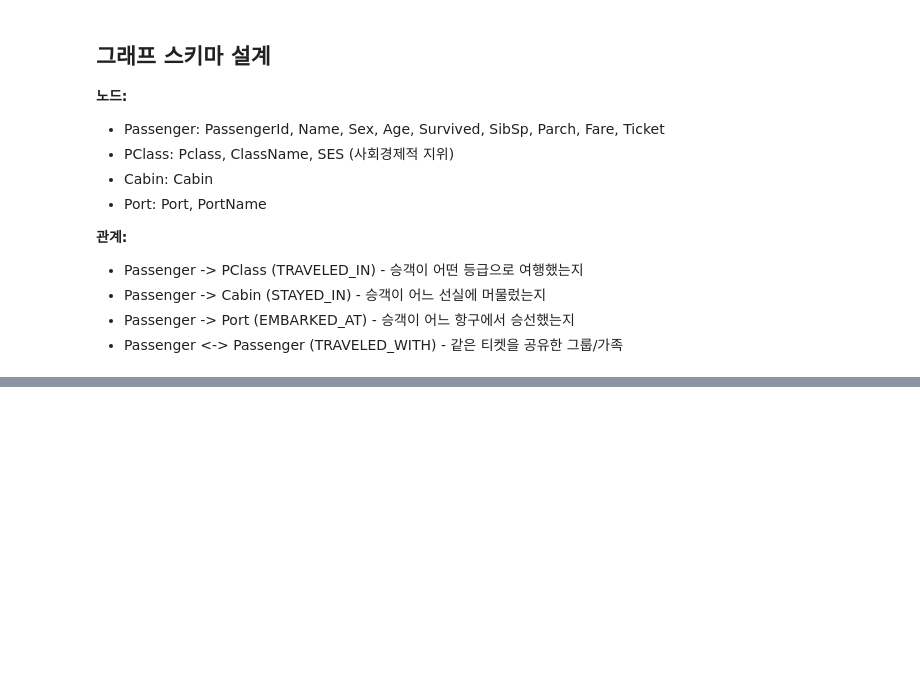
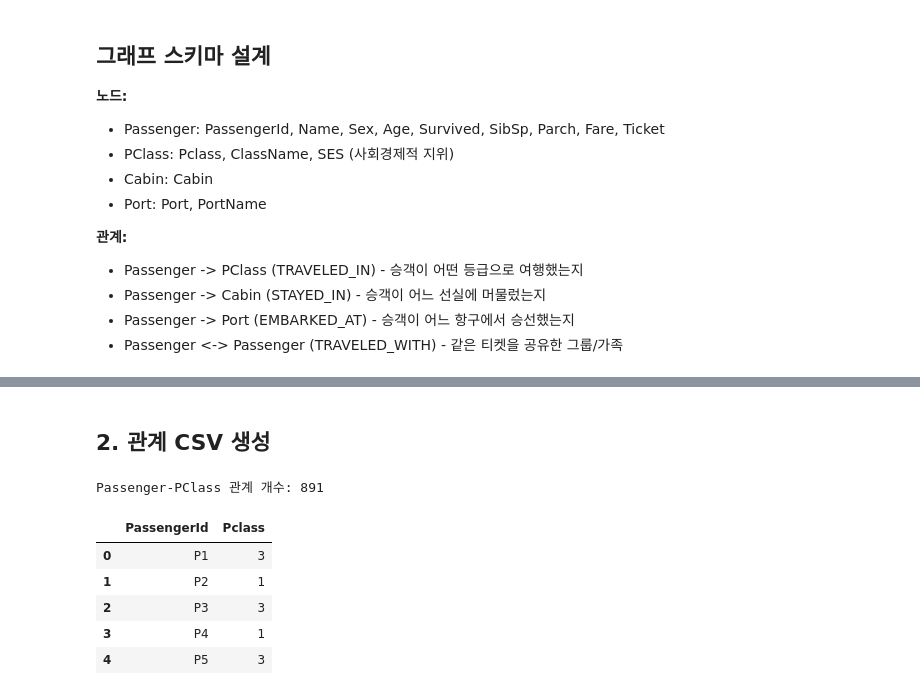
Before and after one commit to TD-Kim/graphRAG_learning, a Jupyter notebook: part2/csv2kg/titanic.ipynb, the cells around one changed output, grey strips where cells are left out. Saved outputs shown, nothing was run; the diff lists cells and outputs as text; code cells hidden in the pictures; blank space fills up the shorter version.

```diff
--- a/part2/csv2kg/titanic.ipynb
+++ b/part2/csv2kg/titanic.ipynb
@@ -58,0 +252,17 @@ dtype: int64
+# %% [markdown]
+## 2. 관계 CSV 생성
+# %%
+# 1) Passenger -> PClass (TRAVELED_IN)
+rels_passenger_pclass = df[['PassengerId', 'Pclass']].copy()
+rels_passenger_pclass['PassengerId'] = 'P' + rels_passenger_pclass['PassengerId'].astype(str)
+
+print(f"Passenger-PClass 관계 개수: {len(rels_passenger_pclass)}")
+rels_passenger_pclass.head()
+# %% [output]
+Passenger-PClass 관계 개수: 891
+|  | PassengerId | Pclass |
+| 0 | P1 | 3 |
+| 1 | P2 | 1 |
+| 2 | P3 | 3 |
+| 3 | P4 | 1 |
+| 4 | P5 | 3 |
```
Also changed, not shown: parts of 16 cells of this notebook, 15 other files.
